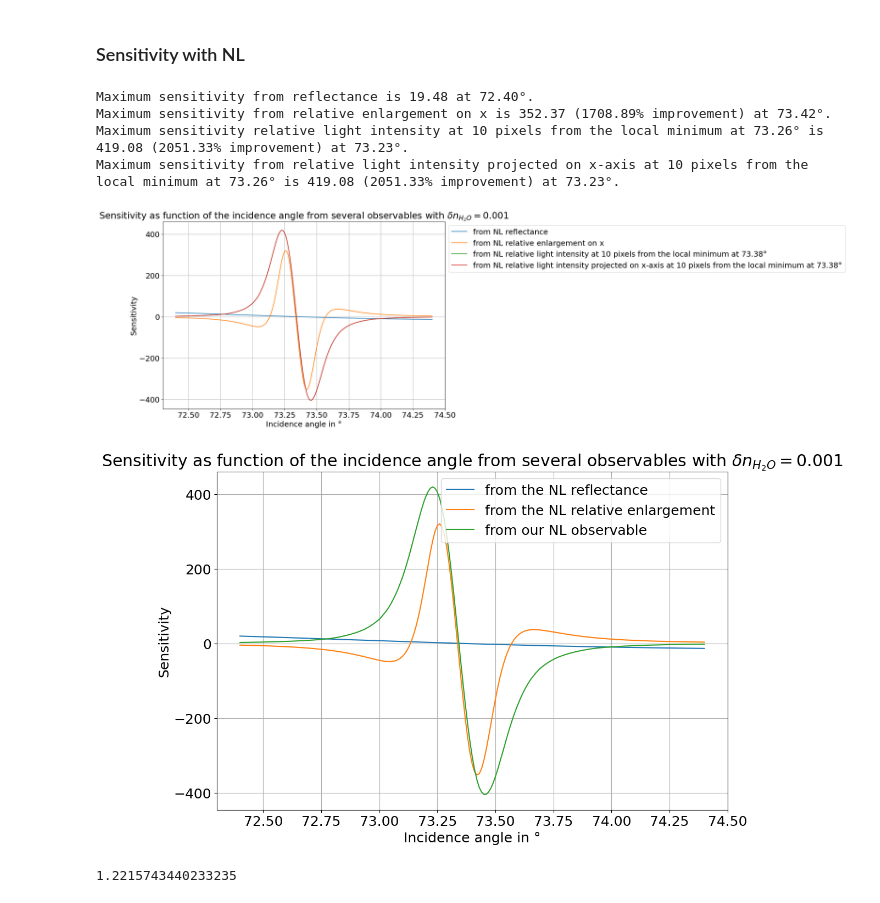
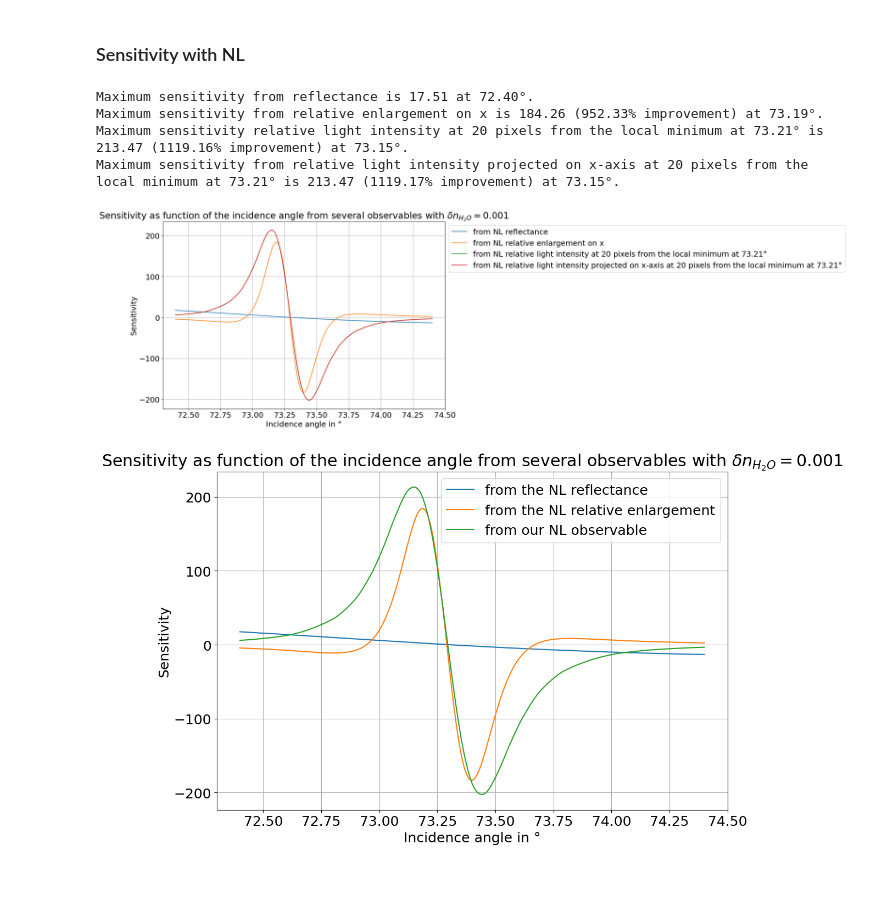
Before and after one commit to Tristan63170/Interferometric_Reflectivity_Dip, a Jupyter notebook: with_water/NL_check.ipynb, the cells around one changed output. Saved outputs shown, nothing was run; the diff lists cells and outputs as text; code cells hidden in the pictures.

Commit message:
First try of 2nd viscosity adding for Non Locality

```diff
--- a/with_water/NL_check.ipynb
+++ b/with_water/NL_check.ipynb
@@ -306,8 +306,25 @@ def calc_gold_nl_param(wavelength):
     omega_p_rad_s = omega_p * rad_per_eV
     return beta2_nm_sq, chi_b, chi_f, omega_p_rad_s
 
+def calc_gold_nl_param_w_2nd_viscosity(wavelength):
+    """
+    non local gold parameters from empirical value
+    """
+    wav_ev = planck_eVm / (wavelength * 1e-9)
+    chi_f = -(omega_p**2) * f0 / (wav_ev * (wav_ev + 1j * Gamma0))
+    a = np.sqrt(wav_ev * (wav_ev + 1j * Gamma))
+    x = (a - omega) / (np.sqrt(2) * sigma)
+    y = (a + omega) / (np.sqrt(2) * sigma)
+    denominator = 2 * np.sqrt(2) * a * sigma
+    term_sum = ((1j * np.sqrt(np.pi) * f * omega_p**2) / denominator * (wofz(x) + wofz(y)))
+    chi_b = np.sum(term_sum)
+    beta2_mps_sq = hyd_factor * vFermi_mps**2-1j*(2*np.pi*299792458/(wavelength*1e-9))*8e-4
+    beta2_nm_sq = beta2_mps_sq * 1e18
+    omega_p_rad_s = omega_p * rad_per_eV
+    return beta2_nm_sq, chi_b, chi_f, omega_p_rad_s
+
 Cr = PM.Material(["main", "Cr", "Rakic-BB"], specialType="RII")
-Au_NL = NL.NLMaterial(calc_gold_nl_param)
+Au_NL = NL.NLMaterial(calc_gold_nl_param_w_2nd_viscosity)
 h_Au = 47
 mat = ["BK7",Cr,Au_NL,1.33**2]  # list with all the materials needed, BK7 taken from PM .json because the one in RII don't match the wavelength, and 1.33**2 is for water
 stack = [0, 1, 2, 3]  # stacking order of the materials in the  multilayered structure
@@ -316,8 +333,7 @@ structure = NL.NLStructure(mat, stack, thickness, verbose=False)
 # %% [markdown]
 Determination of the local minimum intensity (and neighbors) indices. In order to know where to look for the observables.
 # %%
-kz = ((n2 * k0) ** 2 - A**2 - B**2) ** (1 / 2)
-inc= 73.26
+inc= 73.21
 theta = np.arcsin(np.sqrt((A * np.cos(np.deg2rad(inc)) + kz * np.sin(np.deg2rad(inc))) ** 2 + B**2)/ (n2 * k0))  # array with the incidence angle for all incident plane wave
 cr = np.zeros((2 * N + 1, 2 * N + 1), dtype=complex)
 # determination of the reflection coefficients for each plane wave
@@ -679,7 +695,7 @@ if SAVE_MODE:
 ### Sensitivity with NL
 # %%
 Cr = PM.Material(["main", "Cr", "Rakic-BB"], specialType="RII")
-Au_NL = NL.NLMaterial(calc_gold_nl_param)
+Au_NL = NL.NLMaterial(calc_gold_nl_param_w_2nd_viscosity)
 h_Au = 47
 mat_NL_1 = ["BK7",Cr,Au_NL,1.33**2]  # list with all the materials needed, BK7 taken from PM .json because the one in RII don't match the wavelength, and 1.33**2 is for water
 stack = [0, 1, 2, 3]  # stacking order of the materials in the  multilayered structure
@@ -791,43 +807,39 @@ for s_base, s_enlarg, s_irel, s_iproj in results:
 # %%
 plt.figure(figsize=(12,8))
 plt.plot(inc_range2, S_BASE, label="from NL reflectance")
 plt.plot(inc_range2, S_ENLARG, label="from NL relative enlargement on x")
-plt.plot(inc_range2, S_I_REL_MIN, label=f"from NL relative light intensity at {best_index_NL} pixels from the local minimum at 73.38°")
-plt.plot(inc_range2, S_I_PROJ_REL_MIN, label=f"from NL relative light intensity projected on x-axis at {best_index_NL} pixels from the local minimum at 73.38°")
+plt.plot(inc_range2, S_I_REL_MIN, label=f"from NL relative light intensity at {best_index_NL} pixels from the local minimum at 73.21°")
+plt.plot(inc_range2, S_I_PROJ_REL_MIN, label=f"from NL relative light intensity projected on x-axis at {best_index_NL} pixels from the local minimum at 73.21°")
 plt.title(fr"Sensitivity as function of the incidence angle from several observables with $\delta n_{{H_2O}} = ${n_variation}")
 plt.xlabel("Incidence angle in °")
 plt.ylabel("Sensitivity")
 plt.legend(loc="upper left", bbox_to_anchor=(1, 1))
 plt.grid();
 if SAVE_MODE:
     for file_ext in save_formats:
         plt.savefig(f"Plots/{file_ext}/observables_extra_plots/sensitivity_NL.{file_ext}", bbox_inches="tight")
 
 plt.figure(figsize=(12,8))
 plt.plot(inc_range2, S_BASE, label="from the NL reflectance")
 plt.plot(inc_range2, S_ENLARG, label="from the NL relative enlargement")
 plt.plot(inc_range2, S_I_PROJ_REL_MIN, label=f"from our NL observable")
 plt.title(fr"Sensitivity as function of the incidence angle from several observables with $\delta n_{{H_2O}} = ${n_variation}")
 plt.xlabel("Incidence angle in °")
 plt.ylabel("Sensitivity")
 plt.legend(loc="best")
 plt.grid();
 if SAVE_MODE:
     for file_ext in save_formats:
         plt.savefig(f"Plots/{file_ext}/observables_extra_plots/sensitivity_simple_NL.{file_ext}", bbox_inches="tight")
 
 print(f"Maximum sensitivity from reflectance is {np.max(np.abs(S_BASE)):.2f} at {inc_range2[np.argmax(np.abs(S_BASE))]:.2f}°.")
 print(f"Maximum sensitivity from relative enlargement on x is {np.max(np.abs(S_ENLARG)):.2f} ({(np.max(np.abs(S_ENLARG))/np.max(np.abs(S_BASE))-1)*100:.2f}% improvement) at {inc_range2[np.argmax(np.abs(S_ENLARG))]:.2f}°.")
-print(f"Maximum sensitivity relative light intensity at {best_index_NL} pixels from the local minimum at 73.26° is {np.max(np.abs(S_I_REL_MIN)):.2f} ({(np.max(np.abs(S_I_REL_MIN))/np.max(np.abs(S_BASE))-1)*100:.2f}% improvement) at {inc_range2[np.argmax(np.abs(S_I_REL_MIN))]:.2f}°.")
-print(f"Maximum sensitivity from relative light intensity projected on x-axis at {best_index_NL} pixels from the local minimum at 73.26° is {np.max(np.abs(S_I_PROJ_REL_MIN)):.2f} ({(np.max(np.abs(S_I_PROJ_REL_MIN))/np.max(np.abs(S_BASE))-1)*100:.2f}% improvement) at {inc_range2[np.argmax(np.abs(S_I_PROJ_REL_MIN))]:.2f}°.")
+print(f"Maximum sensitivity relative light intensity at {best_index_NL} pixels from the local minimum at 73.21° is {np.max(np.abs(S_I_REL_MIN)):.2f} ({(np.max(np.abs(S_I_REL_MIN))/np.max(np.abs(S_BASE))-1)*100:.2f}% improvement) at {inc_range2[np.argmax(np.abs(S_I_REL_MIN))]:.2f}°.")
+print(f"Maximum sensitivity from relative light intensity projected on x-axis at {best_index_NL} pixels from the local minimum at 73.21° is {np.max(np.abs(S_I_PROJ_REL_MIN)):.2f} ({(np.max(np.abs(S_I_PROJ_REL_MIN))/np.max(np.abs(S_BASE))-1)*100:.2f}% improvement) at {inc_range2[np.argmax(np.abs(S_I_PROJ_REL_MIN))]:.2f}°.")
 # %% [output]
-Maximum sensitivity from reflectance is 19.48 at 72.40°.
-Maximum sensitivity from relative enlargement on x is 352.37 (1708.89% improvement) at 73.42°.
-Maximum sensitivity relative light intensity at 10 pixels from the local minimum at 73.26° is 419.08 (2051.33% improvement) at 73.23°.
-Maximum sensitivity from relative light intensity projected on x-axis at 10 pixels from the local minimum at 73.26° is 419.08 (2051.33% improvement) at 73.23°.
+Maximum sensitivity from reflectance is 17.51 at 72.40°.
+Maximum sensitivity from relative enlargement on x is 184.26 (952.33% improvement) at 73.19°.
+Maximum sensitivity relative light intensity at 20 pixels from the local minimum at 73.21° is 213.47 (1119.16% improvement) at 73.15°.
+Maximum sensitivity from relative light intensity projected on x-axis at 20 pixels from the local minimum at 73.21° is 213.47 (1119.17% improvement) at 73.15°.
-[figure, old version]
+[figure, new version]
-[figure, old version]
+[figure, new version]
-# %%
-419/343
-# %% [output]
-1.2215743440233235
```
Also changed, not shown: parts of 4 cells of this notebook, 1 other file.
